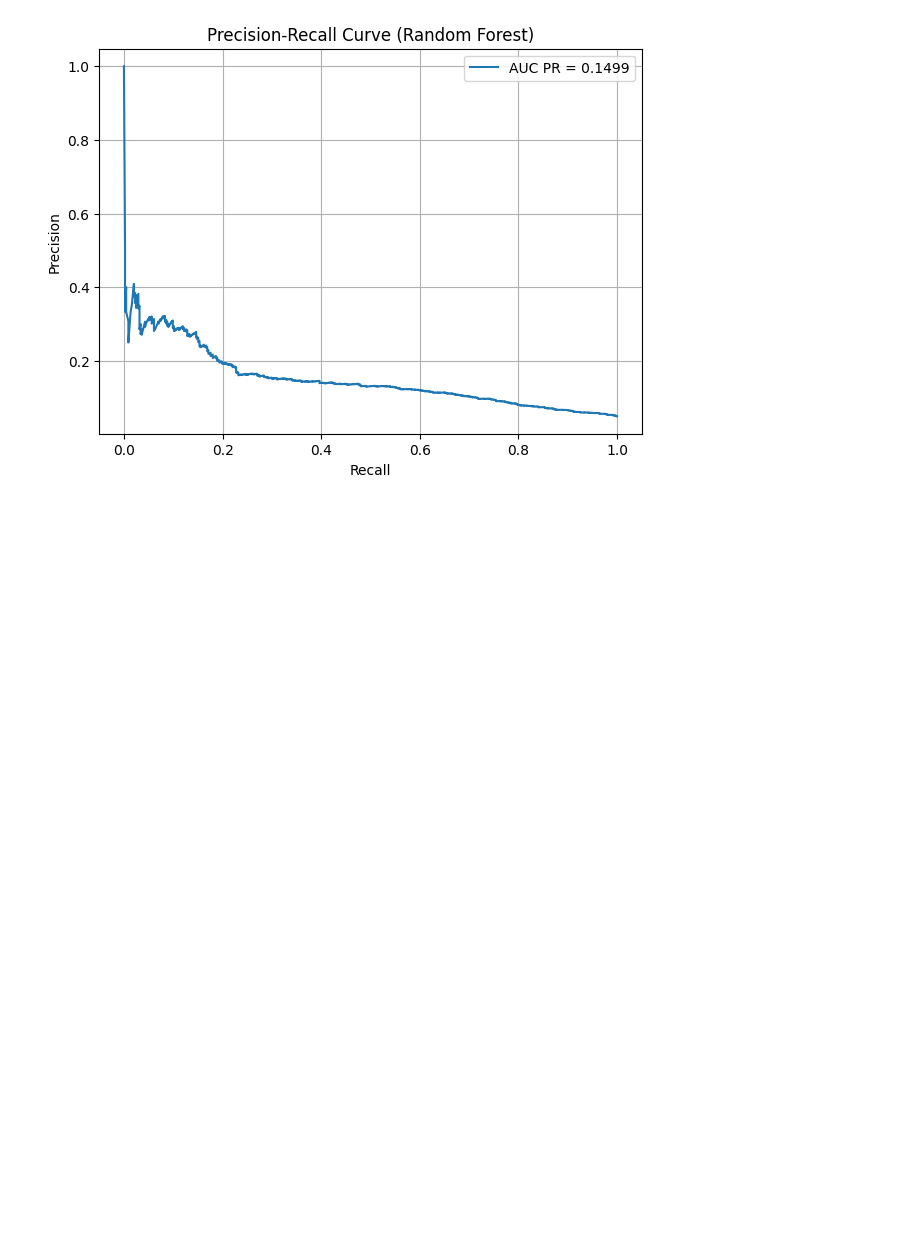
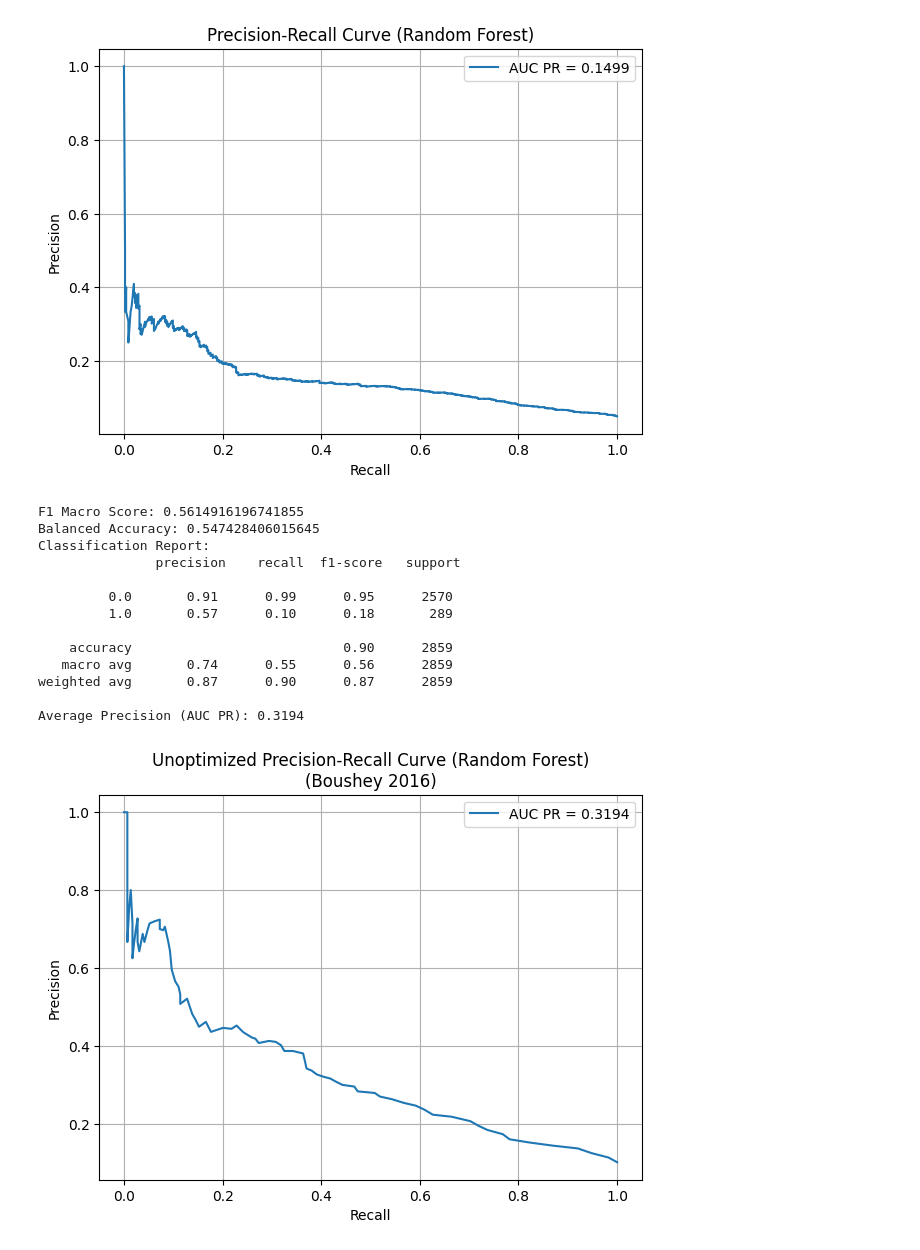
Before and after one commit to nhemauer/Pred-Diffusion-2025, a Jupyter notebook: rf.ipynb, the cells around one changed output. Drawn from its saved outputs; the diff is of its cells as text; code cells hidden in the pictures; blank space fills up the shorter version.

```diff
--- a/rf.ipynb
+++ b/rf.ipynb
@@ -202,0 +228,57 @@ Average Precision (AUC PR): 0.1499
+# %%
+### Boushey 2016 RF (No Optimization)
+
+# Fit
+random_forest = RandomForestClassifier(random_state = 1337)
+
+start_time = time.time()
+random_forest.fit(X_train_scaled, y_train)
+end_time = time.time()
+
+# Predict
+y_pred = random_forest.predict(X_test_scaled)
+
+# Eval Statistics
+f1_macro = f1_score(y_test, y_pred, average = 'macro')
+balanced_acc = balanced_accuracy_score(y_test, y_pred)
+report = classification_report(y_test, y_pred)
+
+print(f"F1 Macro Score: {f1_macro}")
+print(f"Balanced Accuracy: {balanced_acc}")
+print("Classification Report:\n", report)
+
+# Get predicted probabilities for the positive class
+y_scores = random_forest.predict_proba(X_test_scaled)[:, 1]
+
+# Compute average precision (AUC PR)
+ap_score = average_precision_score(y_test, y_scores)
+print(f"Average Precision (AUC PR): {ap_score:.4f}")
+
+# Compute precision-recall curve
+precision, recall, thresholds = precision_recall_curve(y_test, y_scores)
+
+# Plot the PR curve
+plt.figure(figsize = (7, 5))
+plt.plot(recall, precision, label = f'AUC PR = {ap_score:.4f}')
+plt.xlabel('Recall')
+plt.ylabel('Precision')
+plt.title('Unoptimized Precision-Recall Curve (Random Forest)\n(Boushey 2016)')
+plt.legend()
+plt.grid(True)
+plt.savefig('figures/boushey2016/unoptimized_rf_boushey.png', dpi = 300, bbox_inches = 'tight')
+plt.show()
+# %% [output]
+F1 Macro Score: 0.5614916196741855
+Balanced Accuracy: 0.547428406015645
+Classification Report:
+               precision    recall  f1-score   support
+
+         0.0       0.91      0.99      0.95      2570
+         1.0       0.57      0.10      0.18       289
+
+    accuracy                           0.90      2859
+   macro avg       0.74      0.55      0.56      2859
+weighted avg       0.87      0.90      0.87      2859
+
+Average Precision (AUC PR): 0.3194
+[figure, added]
```
Also changed, not shown: parts of 4 cells of this notebook, 9 other files.
